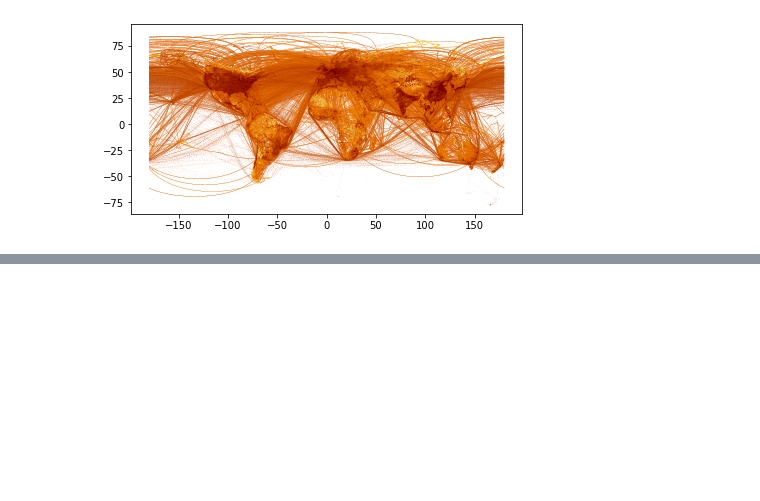
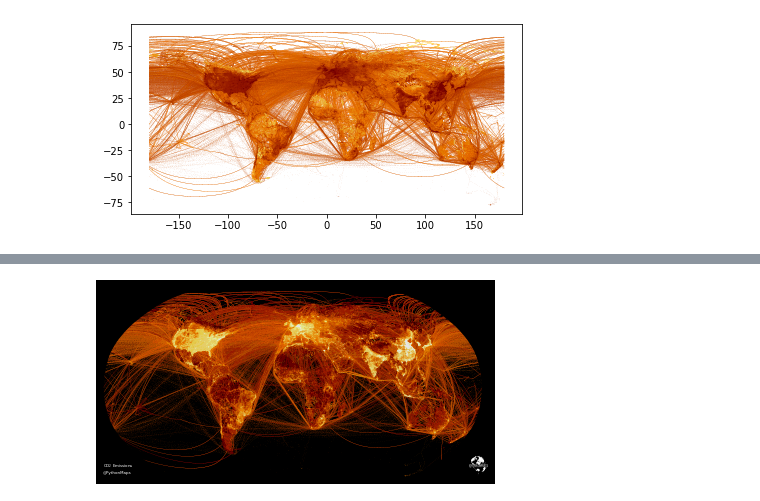
Before and after one commit to symmy596/towards-data-science-articles, a Jupyter notebook: CO2_Emissions/CO2_Emissions_Article.ipynb, the cells around one changed output, grey strips where cells are left out. Cells and saved outputs as stored; diff of their text form; code cells hidden in the pictures; blank space fills up the shorter version.

```diff
--- a/CO2_Emissions/CO2_Emissions_Article.ipynb
+++ b/CO2_Emissions/CO2_Emissions_Article.ipynb
@@ -160,21 +177,23 @@ plt.show()
 # %%
 fig, ax = plt.subplots(facecolor='black', subplot_kw={'projection': ccrs.Robinson()})
 ax.patch.set_facecolor('black')
 
 fig.set_size_inches(7, 3.5)
 ax = geodata.plot(ax=ax, column='emission', transform=ccrs.PlateCarree(),
                   cmap=our_cmap, norm=norm, s=0.05, alpha=1, edgecolors='none')
 
 plt.setp(ax.spines.values(), color='black')
 plt.setp([ax.get_xticklines(), ax.get_yticklines()], color='black')
 newax = fig.add_axes([0.82, 0.13, 0.08, 0.08], anchor='NE')
 newax.imshow(logo)
 newax.axis('off')
 txt = ax.text(0.0, 0.02, "CO$_2$ Emissions \n@PythonMaps",
               size=4,
-              color='grey',
+              color='white',
               transform = ax.transAxes)
 
 ax.set_ylim(-8000000, 9000000)
 plt.savefig(f"outputs/raw7.png", dpi=600, bbox_inches='tight')
 plt.show()
+# %% [output]
+[figure, added]
```
Also changed, not shown: parts of 6 cells of this notebook, 5 other files.
